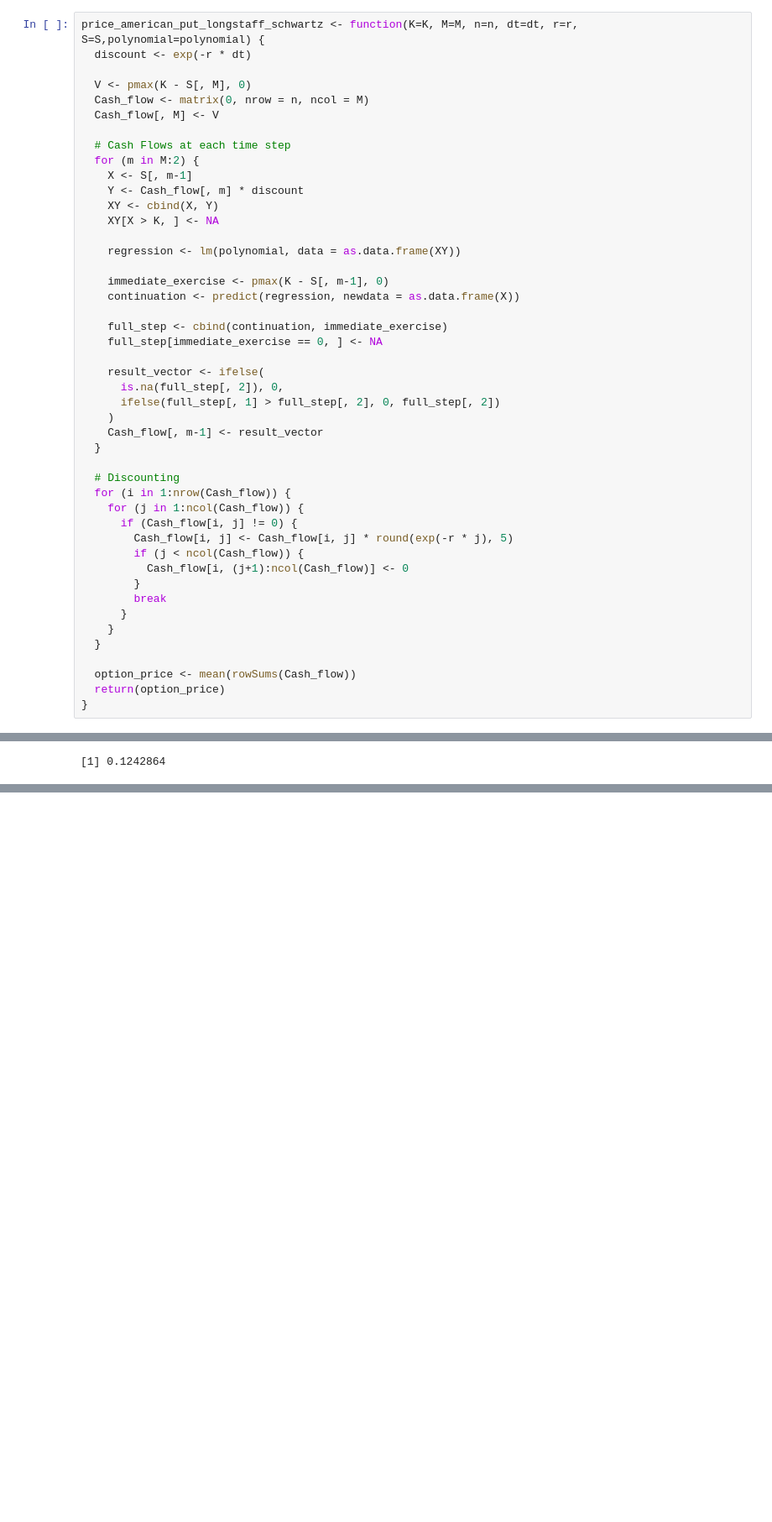
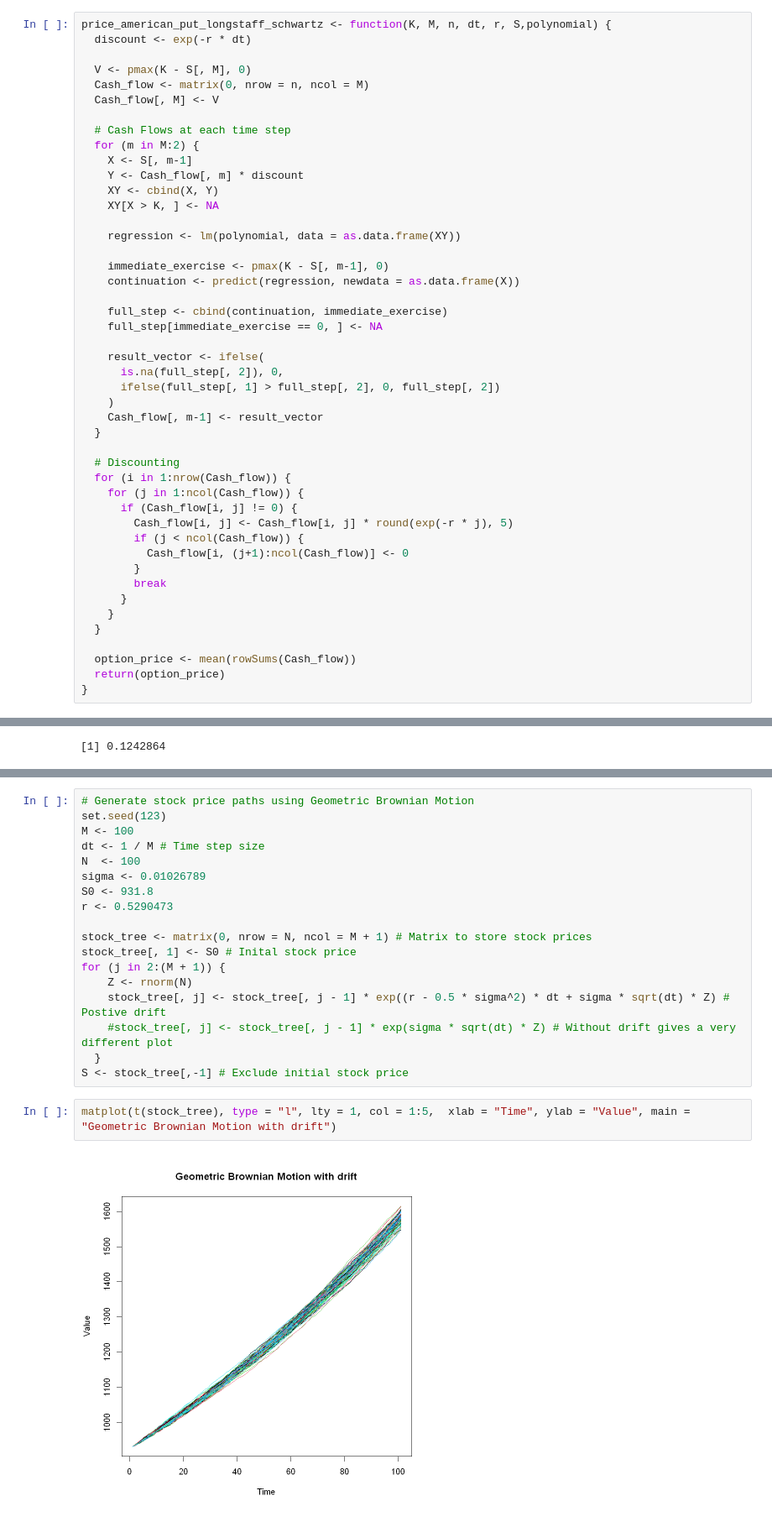
Before and after one commit to lamseamus/MAT4372FinalProject, a Jupyter notebook: Monte_Carlo_Function.ipynb, the cells around one changed output, grey strips where cells are left out. Shown at 84% size. Saved outputs shown, nothing was run; the diff lists cells and outputs as text; blank space fills up the shorter version.

```diff
--- a/Monte_Carlo_Function.ipynb
+++ b/Monte_Carlo_Function.ipynb
@@ -106,5 +105,5 @@ print(mean(rowSums(Cash_flow))) # This gives the same result as Longstaff Schwar
 # %%
-price_american_put_longstaff_schwartz <- function(K=K, M=M, n=n, dt=dt, r=r, S=S,polynomial=polynomial) {
+price_american_put_longstaff_schwartz <- function(K, M, n, dt, r, S,polynomial) {
   discount <- exp(-r * dt)
 
   V <- pmax(K - S[, M], 0)
@@ -187,0 +182,22 @@ price_american_put_longstaff_schwartz(
+# %%
+# Generate stock price paths using Geometric Brownian Motion
+set.seed(123)
+M <- 100
+dt <- 1 / M # Time step size
+N  <- 100
+sigma <- 0.01026789
+S0 <- 931.8
+r <- 0.5290473
+
+stock_tree <- matrix(0, nrow = N, ncol = M + 1) # Matrix to store stock prices
+stock_tree[, 1] <- S0 # Inital stock price
+for (j in 2:(M + 1)) {
+    Z <- rnorm(N)
+    stock_tree[, j] <- stock_tree[, j - 1] * exp((r - 0.5 * sigma^2) * dt + sigma * sqrt(dt) * Z) # Postive drift
+    #stock_tree[, j] <- stock_tree[, j - 1] * exp(sigma * sqrt(dt) * Z) # Without drift gives a very different plot
+  }
+S <- stock_tree[,-1] # Exclude initial stock price
+# %%
+matplot(t(stock_tree), type = "l", lty = 1, col = 1:5,  xlab = "Time", ylab = "Value", main = "Geometric Brownian Motion with drift")
+# %% [output]
+[figure, added]
```
Also changed, not shown: parts of 13 cells of this notebook, 1 other file.
